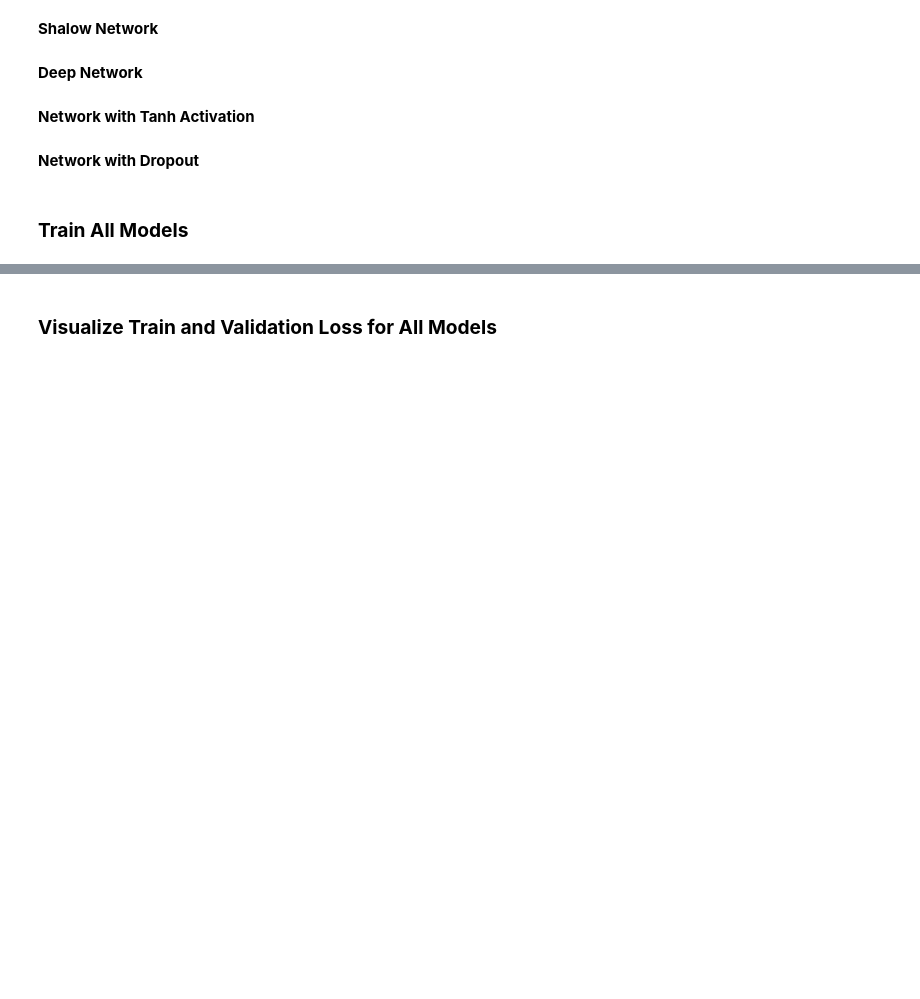
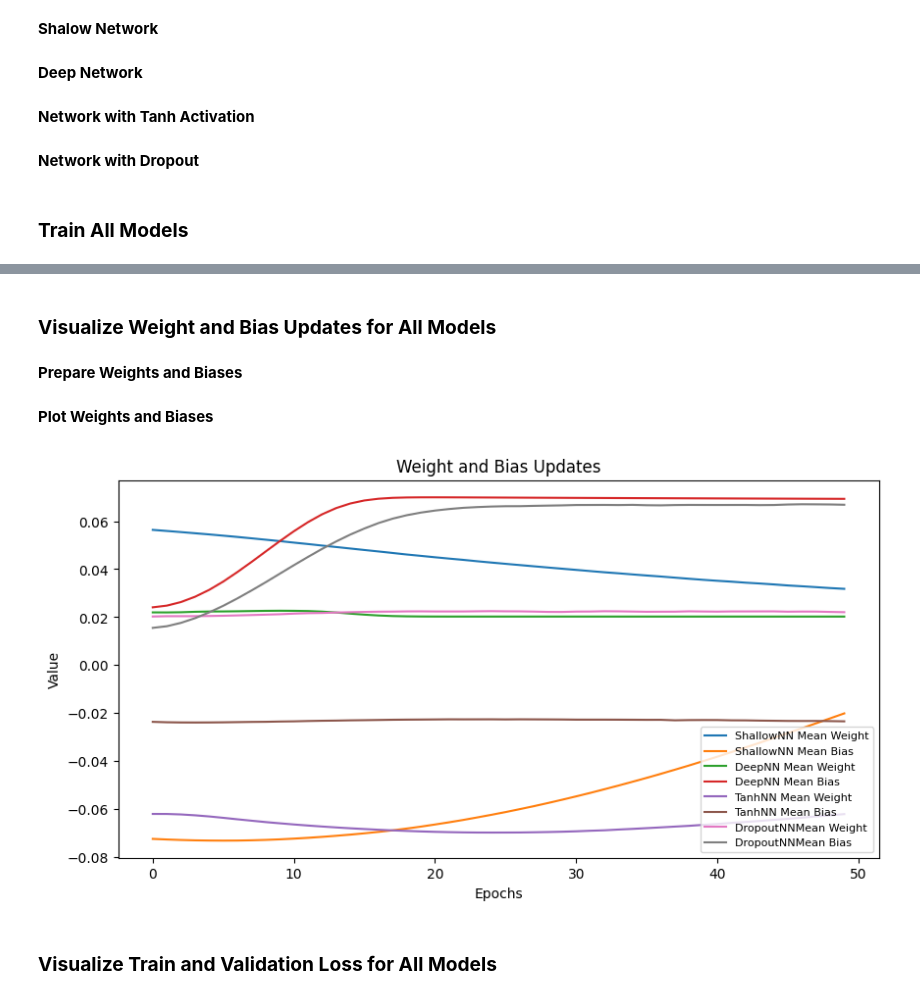
Before and after one commit to fahmida0404/neural-network-regression, a Jupyter notebook: regression_with_ann.ipynb, the cells around one changed output, grey strips where cells are left out. Saved outputs shown, nothing was run; the diff lists cells and outputs as text; code cells hidden in the pictures; blank space fills up the shorter version.

```diff
--- a/regression_with_ann.ipynb
+++ b/regression_with_ann.ipynb
@@ -380,3 +380,51 @@ Epoch 50/50, Train loss: 340.430241, Validation loss: 8.17476
+# %% [markdown]
+### **Visualize Weight and Bias Updates for All Models**
+# %% [markdown]
+**Prepare Weights and Biases**
+# %%
+# Average weights and biases for each epoch
+# Shallow network
+weights_shallow = np.array(weights_shallow)
+biases_shallow = np.array(biases_shallow)
+mean_weights_shallow = np.mean(weights_shallow, axis=(1, 2))
+mean_biases_shallow = np.mean(biases_shallow, axis=1)
+
+# Deep network
+weights_deep = np.array(weights_deep)
+biases_deep = np.array(biases_deep)
+mean_weights_deep = np.mean(weights_deep, axis=(1, 2))
+mean_biases_deep = np.mean(biases_deep, axis=1)
+
+# Tanh network
+weights_tanh = np.array(weights_tanh)
+biases_tanh = np.array(biases_tanh)
+mean_weights_tanh = np.mean(weights_tanh, axis=(1, 2))
+mean_biases_tanh = np.mean(biases_tanh, axis=1)
+
+# Dropout network
+weights_dropout = np.array(weights_dropout)
+biases_dropout = np.array(biases_dropout)
+mean_weights_dropout = np.mean(weights_dropout, axis=(1, 2))
+mean_biases_dropout = np.mean(biases_dropout, axis=1)
+# %% [markdown]
+**Plot Weights and Biases**
+# %%
+plt.figure(figsize=(10, 5))
+plt.plot(mean_weights_shallow, label="ShallowNN Mean Weight")
+plt.plot(mean_biases_shallow, label="ShallowNN Mean Bias")
+plt.plot(mean_weights_deep, label="DeepNN Mean Weight")
+plt.plot(mean_biases_deep, label="DeepNN Mean Bias")
+plt.plot(mean_weights_tanh, label="TanhNN Mean Weight")
+plt.plot(mean_biases_tanh, label="TanhNN Mean Bias")
+plt.plot(mean_weights_dropout, label="DropoutNNMean Weight")
+plt.plot(mean_biases_dropout, label="DropoutNNMean Bias")
+plt.title("Weight and Bias Updates")
+plt.xlabel("Epochs")
+plt.ylabel("Value")
+plt.legend(loc="lower right", fontsize=8)
+plt.show()
+# %% [output]
+[figure, added]
 # %% [markdown]
 ### **Visualize Train and Validation Loss for All Models**
 # %%
```
Also changed, not shown: parts of 10 cells of this notebook.
